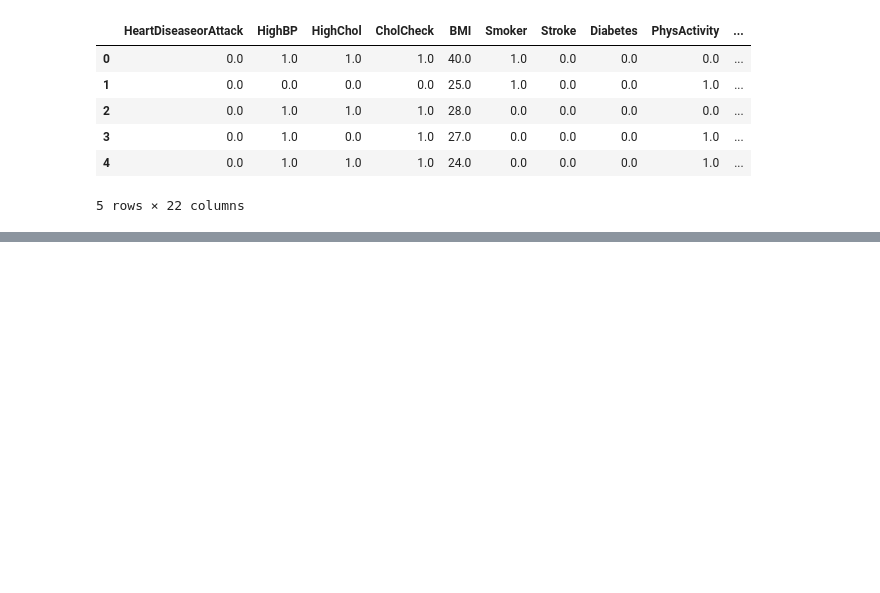
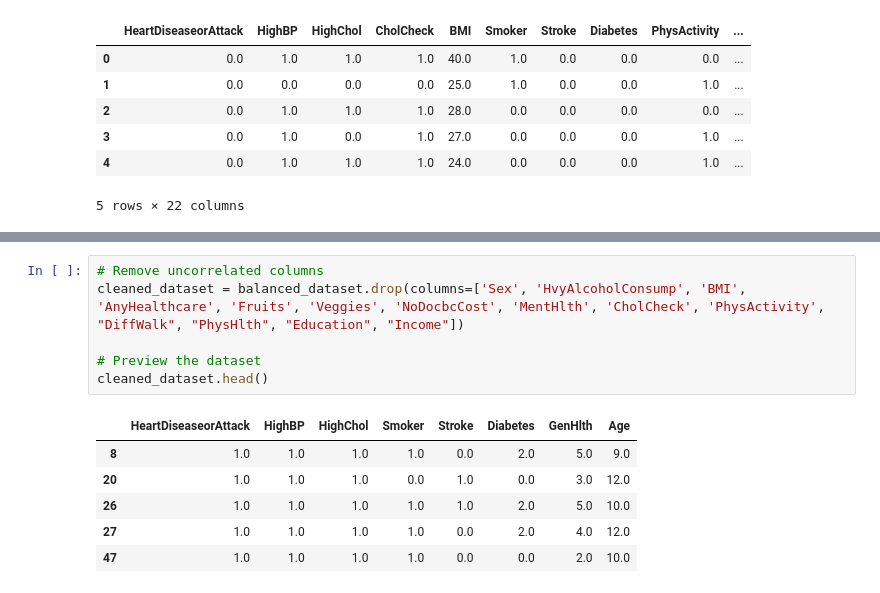
Before and after one commit to rasooly-dev/ECS170Project, a Jupyter notebook: main.ipynb, the cells around one changed output, grey strips where cells are left out. Drawn from its saved outputs; the diff is of its cells as text; blank space fills up the shorter version.

```diff
--- a/main.ipynb
+++ b/main.ipynb
@@ -29,0 +39,13 @@ plt.show()
+# %%
+# Remove uncorrelated columns
+cleaned_dataset = balanced_dataset.drop(columns=['Sex', 'HvyAlcoholConsump', 'BMI', 'AnyHealthcare', 'Fruits', 'Veggies', 'NoDocbcCost', 'MentHlth', 'CholCheck', 'PhysActivity', "DiffWalk", "PhysHlth", "Education", "Income"])
+
+# Preview the dataset
+cleaned_dataset.head()
+# %% [output]
+|  | HeartDiseaseorAttack | HighBP | HighChol | Smoker | Stroke | Diabetes | GenHlth | Age |
+| 8 | 1.0 | 1.0 | 1.0 | 1.0 | 0.0 | 2.0 | 5.0 | 9.0 |
+| 20 | 1.0 | 1.0 | 1.0 | 0.0 | 1.0 | 0.0 | 3.0 | 12.0 |
+| 26 | 1.0 | 1.0 | 1.0 | 1.0 | 1.0 | 2.0 | 5.0 | 10.0 |
+| 27 | 1.0 | 1.0 | 1.0 | 1.0 | 0.0 | 2.0 | 4.0 | 12.0 |
+| 47 | 1.0 | 1.0 | 1.0 | 1.0 | 0.0 | 0.0 | 2.0 | 10.0 |
```
Also changed, not shown: parts of 20 cells of this notebook.
